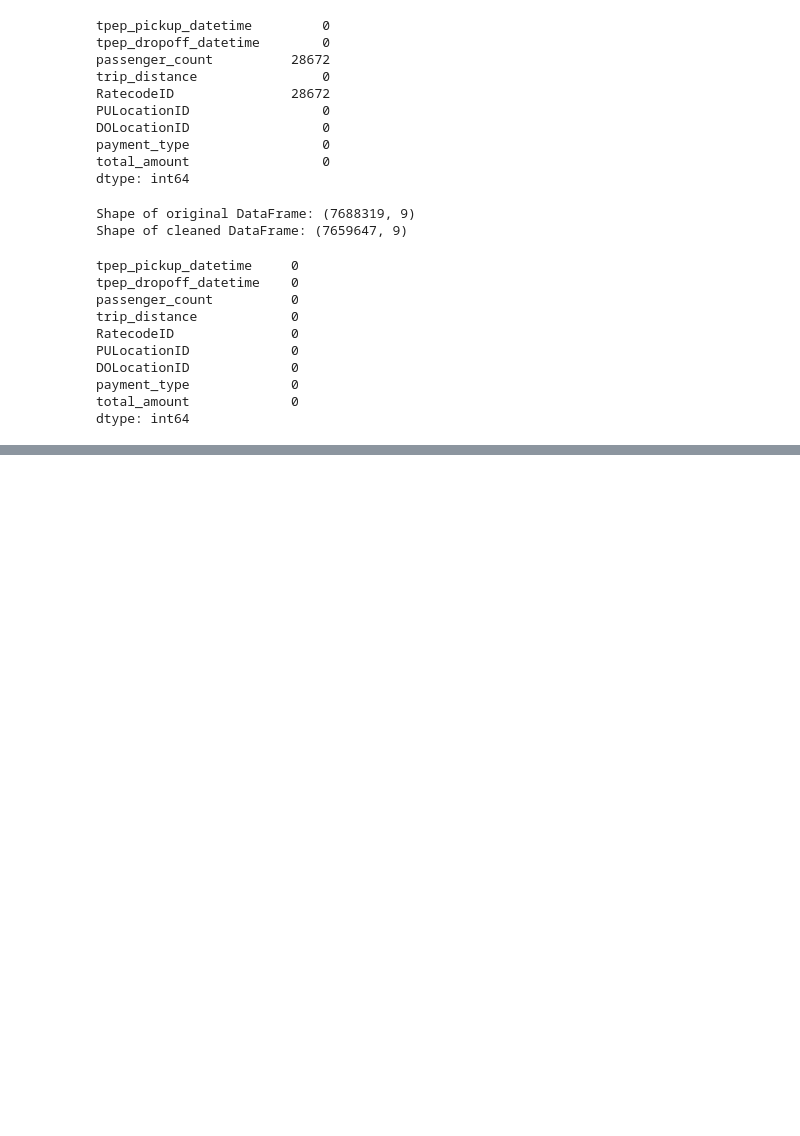
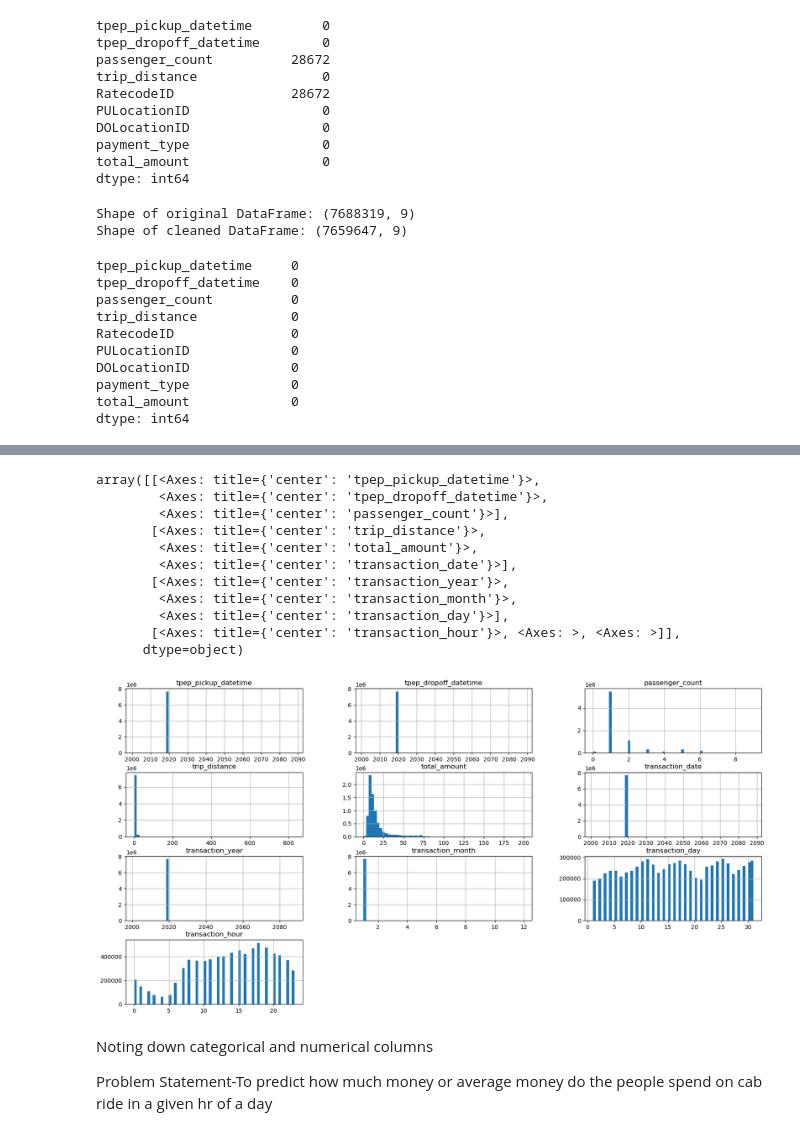
Before and after one commit to SiddhiPatwardhan/New-York-Taxi-Analysis, a Jupyter notebook: Presentable Notebook.ipynb, the cells around one changed output, grey strips where cells are left out. Drawn from its saved outputs; the diff is of its cells as text; code cells hidden in the pictures; blank space fills up the shorter version.

Commit message:
Data Preparation

```diff
--- a/Presentable Notebook.ipynb
+++ b/Presentable Notebook.ipynb
@@ -226,0 +234,2 @@ dtype: int64
+# %%
+taxi_data_prepared = taxi_data_filtered.copy()
@@ -226,0 +249,8 @@ dtype: int64
+# %%
+taxi_data_prepared.loc[:,'tpep_pickup_datetime'] = pd.to_datetime(taxi_data_prepared.loc[:,'tpep_pickup_datetime'])
+taxi_data_prepared.loc[:,'tpep_dropoff_datetime'] = pd.to_datetime(taxi_data_prepared.loc[:,'tpep_dropoff_datetime'])
+# %%
+taxi_data_prepared.loc[:,'RatecodeID']   = taxi_data_prepared['RatecodeID'].astype(str)
+taxi_data_prepared.loc[:,'PULocationID'] = taxi_data_prepared['PULocationID'].astype(str)
+taxi_data_prepared.loc[:,'DOLocationID'] = taxi_data_prepared['DOLocationID'].astype(str)
+taxi_data_prepared.loc[:,'payment_type'] = taxi_data_prepared['payment_type'].astype(str)
@@ -226,0 +281,7 @@ dtype: int64
+# %%
+taxi_data_prepared['transaction_date'] = pd.to_datetime(taxi_data_prepared['tpep_pickup_datetime'].dt.date)
+# -> we make it datetime again because it's very little use when it's just a string (can't compare, sort, etc.)
+taxi_data_prepared['transaction_year'] = taxi_data_prepared['tpep_pickup_datetime'].dt.year
+taxi_data_prepared['transaction_month'] = taxi_data_prepared['tpep_pickup_datetime'].dt.month
+taxi_data_prepared['transaction_day'] =  taxi_data_prepared['tpep_pickup_datetime'].dt.day
+taxi_data_prepared['transaction_hour'] = taxi_data_prepared['tpep_pickup_datetime'].dt.hour
@@ -226,0 +297,15 @@ dtype: int64
+# %%
+taxi_data_prepared.hist(figsize=(20,10), bins=60)
+# %% [output]
+array([[<Axes: title={'center': 'tpep_pickup_datetime'}>,
+        <Axes: title={'center': 'tpep_dropoff_datetime'}>,
+        <Axes: title={'center': 'passenger_count'}>],
+       [<Axes: title={'center': 'trip_distance'}>,
+        <Axes: title={'center': 'total_amount'}>,
+        <Axes: title={'center': 'transaction_date'}>],
+       [<Axes: title={'center': 'transaction_year'}>,
+        <Axes: title={'center': 'transaction_month'}>,
+        <Axes: title={'center': 'transaction_day'}>],
+       [<Axes: title={'center': 'transaction_hour'}>, <Axes: >, <Axes: >]],
+      dtype=object)
+[figure, added]
@@ -226,0 +315,4 @@ dtype: int64
+# %% [markdown]
+Noting down categorical and numerical columns
+
+Problem Statement-To predict how much money or average money do the people spend on cab ride in a given hr of a day
```
Also changed, not shown: parts of 13 cells of this notebook.
